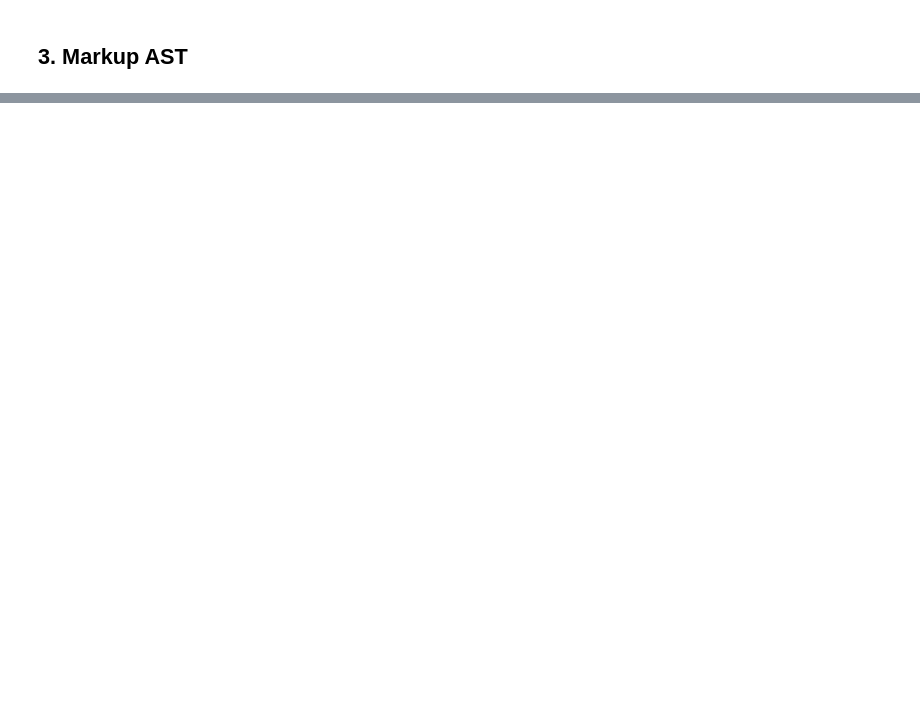
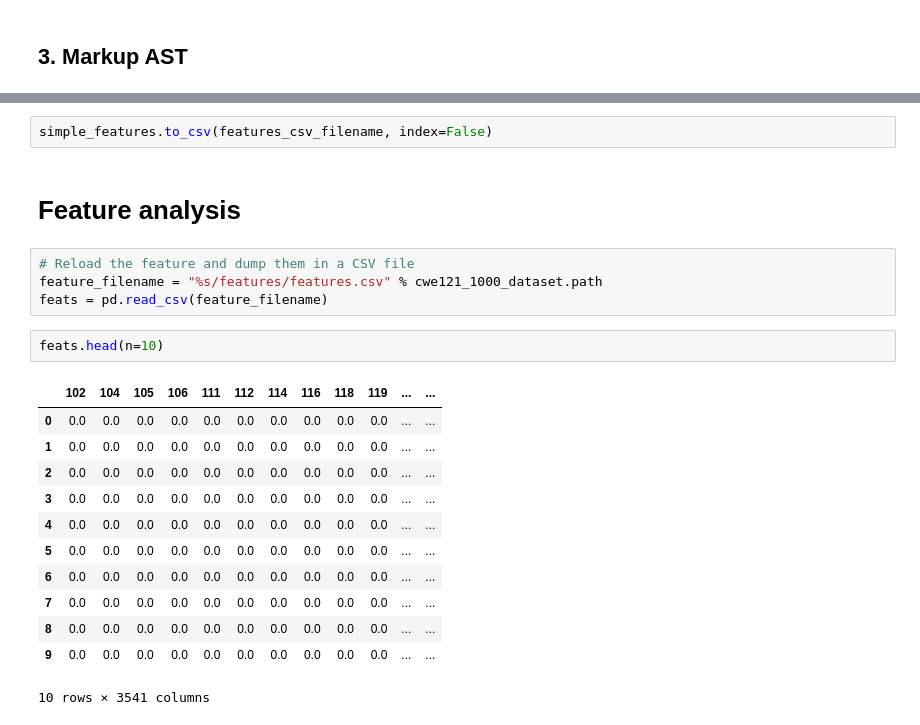
Before and after one commit to usnistgov/ai-bugfinder-testbed, a Jupyter notebook: data_processing.ipynb, the cells around one changed output, grey strips where cells are left out. Saved outputs shown, nothing was run; the diff lists cells and outputs as text; blank space fills up the shorter version.

```diff
--- a/data_processing.ipynb
+++ b/data_processing.ipynb
@@ -78,0 +227,23 @@ In this step, the code will be transform in a graph stored in a Neo4J database.
+# %%
+simple_features.to_csv(features_csv_filename, index=False)
+# %% [markdown]
+# Feature analysis
+# %%
+# Reload the feature and dump them in a CSV file
+feature_filename = "%s/features/features.csv" % cwe121_1000_dataset.path
+feats = pd.read_csv(feature_filename)
+# %%
+feats.head(n=10)
+# %% [output]
+|  | 102 | 104 | 105 | 106 | 111 | 112 | 114 | 116 | 118 | 119 | ... | ... |
+| 0 | 0.0 | 0.0 | 0.0 | 0.0 | 0.0 | 0.0 | 0.0 | 0.0 | 0.0 | 0.0 | ... | ... |
+| 1 | 0.0 | 0.0 | 0.0 | 0.0 | 0.0 | 0.0 | 0.0 | 0.0 | 0.0 | 0.0 | ... | ... |
+| 2 | 0.0 | 0.0 | 0.0 | 0.0 | 0.0 | 0.0 | 0.0 | 0.0 | 0.0 | 0.0 | ... | ... |
+| 3 | 0.0 | 0.0 | 0.0 | 0.0 | 0.0 | 0.0 | 0.0 | 0.0 | 0.0 | 0.0 | ... | ... |
+| 4 | 0.0 | 0.0 | 0.0 | 0.0 | 0.0 | 0.0 | 0.0 | 0.0 | 0.0 | 0.0 | ... | ... |
+| 5 | 0.0 | 0.0 | 0.0 | 0.0 | 0.0 | 0.0 | 0.0 | 0.0 | 0.0 | 0.0 | ... | ... |
+| 6 | 0.0 | 0.0 | 0.0 | 0.0 | 0.0 | 0.0 | 0.0 | 0.0 | 0.0 | 0.0 | ... | ... |
+| 7 | 0.0 | 0.0 | 0.0 | 0.0 | 0.0 | 0.0 | 0.0 | 0.0 | 0.0 | 0.0 | ... | ... |
+| 8 | 0.0 | 0.0 | 0.0 | 0.0 | 0.0 | 0.0 | 0.0 | 0.0 | 0.0 | 0.0 | ... | ... |
+| 9 | 0.0 | 0.0 | 0.0 | 0.0 | 0.0 | 0.0 | 0.0 | 0.0 | 0.0 | 0.0 | ... | ... |
+10 rows × 3541 columns
```
Also changed, not shown: parts of 38 cells of this notebook, 18 other files.
